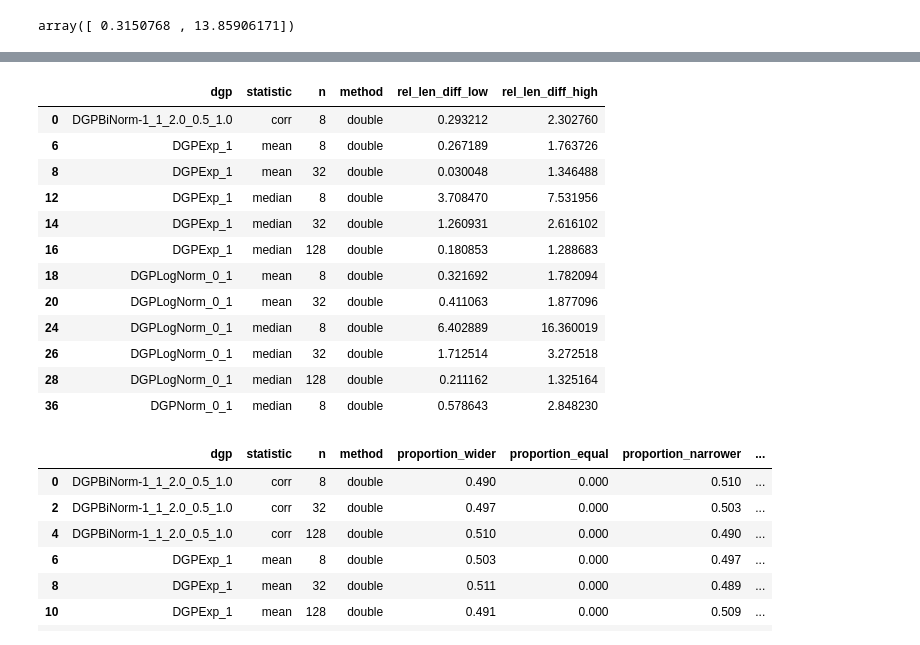
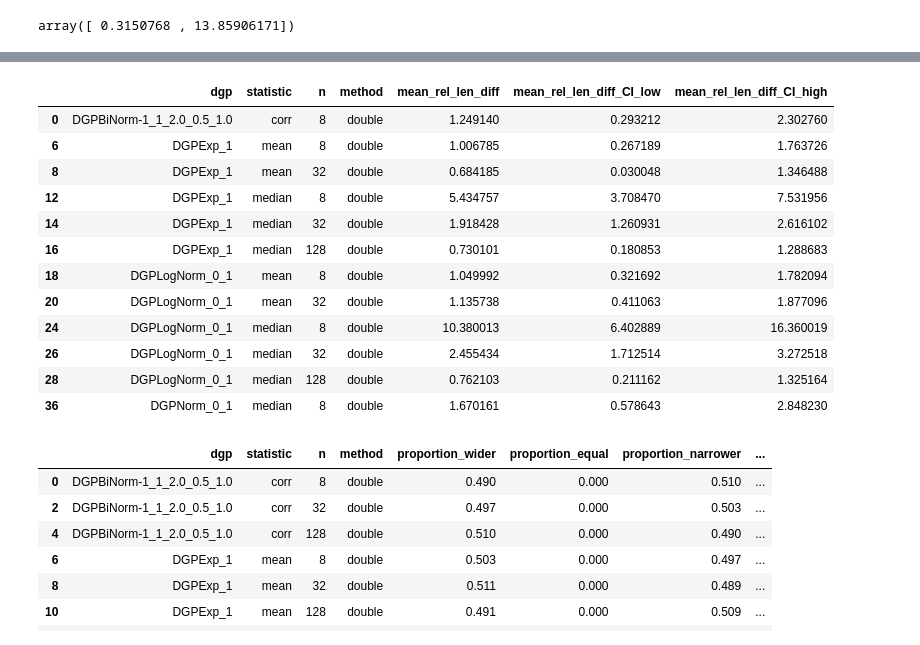
Before and after one commit to enejH04/bootstrap-inference, a Jupyter notebook: performance_validation/analysis.ipynb, the cells around one changed output, grey strips where cells are left out. Saved outputs shown, nothing was run; the diff lists cells and outputs as text; code cells hidden in the pictures.

```diff
--- a/performance_validation/analysis.ipynb
+++ b/performance_validation/analysis.ipynb
@@ -783,7 +797,7 @@ upper_bound_ref
 # %% [output]
 array([18.90317559])
 # %%
-# Analyze uncertainty of endpoint differences - again using bootstrap
+# Analyze uncertainty of endpoint differences using the bootstrap
 group_cols = ["dgp", "statistic", "n", "method"]
 
 result = []
@@ -792,7 +806,7 @@ for group_values, group_df in endpoint_df.groupby(group_cols):
     row = {col: val for col, val in zip(group_cols, group_values)}
 
     for bound in ["lower", "upper"]:
-        # We will bootstrap the mean bound difference to see whether
+        # We will bootstrap the mean bound difference for each experiment
         bound_diff = group_df[f"ci_{bound}_diff"]
 
         bd_ci = bootstrap(
@@ -806,8 +820,8 @@ for group_values, group_df in endpoint_df.groupby(group_cols):
 
         low, high = bd_ci.confidence_interval
         row[f"{bound}_mean_diff"] = np.mean(bound_diff)
-        row[f"{bound}_diff_low"] = low
-        row[f"{bound}_diff_high"] = high
+        row[f"{bound}_mean_diff_CI_low"] = low
+        row[f"{bound}_mean_diff_CI_high"] = high
 
     result.append(row)
 
@@ -924,10 +941,25 @@ length_diff_summary(length_df)
 # %%
 # Analyze which distribution caused such large length difference
+# The maximum relative length difference is approx. 1150 %. See what caused this
 length_df_double = length_df[length_df["method"] == "double"]
+
 discrepancy_row = length_df_double[
-    length_df_double["rel_len_diff"].abs()
-    == length_df_double["rel_len_diff"].abs().max()
+    length_df_double["rel_len_diff"] == length_df_double["rel_len_diff"].max()
 ]
 # Again lognormal with sample size 8
-discrepancy_row
+discrepancy_row[
+    [
+        "dgp",
+        "statistic",
+        "n",
+        "method",
+        "replication_id",
+        "bootstrap_seed",
+        "true_param_value",
+        "ci_lower_our",
+        "ci_lower_ref",
+        "ci_upper_our",
+        "ci_upper_ref",
+    ]
+]
 # %% [output]
@@ -1030,8 +1061,9 @@ for group_values, group_df in length_df.groupby(group_cols):
     )
 
     low, high = rld_ci.confidence_interval
-    row["rel_len_diff_low"] = low
-    row["rel_len_diff_high"] = high
+    row["mean_rel_len_diff"] = rel_len_diff.mean()
+    row["mean_rel_len_diff_CI_low"] = low
+    row["mean_rel_len_diff_CI_high"] = high
 
     result.append(row)
 
@@ -1058,25 +1090,25 @@ rel_len_diff_df
 # %%
-mask = (rel_len_diff_df["rel_len_diff_low"] > 0) | (
-    rel_len_diff_df["rel_len_diff_high"] < 0
+mask = (rel_len_diff_df["mean_rel_len_diff_CI_low"] > 0) | (
+    rel_len_diff_df["mean_rel_len_diff_CI_high"] < 0
 )
 
 # Our two sided intervals seem to be wider on average for the double method (especially for medians of right skewed distributions).
-# But does it mean that we produce wider interval more often than the reference library?
+# Does this mean that we produce wider intervals more often than the reference library in individual cases?
 rel_len_diff_df[mask]
 # %% [output]
-|  | dgp | statistic | n | method | rel_len_diff_low | rel_len_diff_high |
-| 0 | DGPBiNorm-1_1_2.0_0.5_1.0 | corr | 8 | double | 0.293212 | 2.302760 |
-| 6 | DGPExp_1 | mean | 8 | double | 0.267189 | 1.763726 |
-| 8 | DGPExp_1 | mean | 32 | double | 0.030048 | 1.346488 |
-| 12 | DGPExp_1 | median | 8 | double | 3.708470 | 7.531956 |
-| 14 | DGPExp_1 | median | 32 | double | 1.260931 | 2.616102 |
-| 16 | DGPExp_1 | median | 128 | double | 0.180853 | 1.288683 |
-| 18 | DGPLogNorm_0_1 | mean | 8 | double | 0.321692 | 1.782094 |
-| 20 | DGPLogNorm_0_1 | mean | 32 | double | 0.411063 | 1.877096 |
-| 24 | DGPLogNorm_0_1 | median | 8 | double | 6.402889 | 16.360019 |
-| 26 | DGPLogNorm_0_1 | median | 32 | double | 1.712514 | 3.272518 |
-| 28 | DGPLogNorm_0_1 | median | 128 | double | 0.211162 | 1.325164 |
-| 36 | DGPNorm_0_1 | median | 8 | double | 0.578643 | 2.848230 |
+|  | dgp | statistic | n | method | mean_rel_len_diff | mean_rel_len_diff_CI_low | mean_rel_len_diff_CI_high |
+| 0 | DGPBiNorm-1_1_2.0_0.5_1.0 | corr | 8 | double | 1.249140 | 0.293212 | 2.302760 |
+| 6 | DGPExp_1 | mean | 8 | double | 1.006785 | 0.267189 | 1.763726 |
+| 8 | DGPExp_1 | mean | 32 | double | 0.684185 | 0.030048 | 1.346488 |
+| 12 | DGPExp_1 | median | 8 | double | 5.434757 | 3.708470 | 7.531956 |
+| 14 | DGPExp_1 | median | 32 | double | 1.918428 | 1.260931 | 2.616102 |
+| 16 | DGPExp_1 | median | 128 | double | 0.730101 | 0.180853 | 1.288683 |
+| 18 | DGPLogNorm_0_1 | mean | 8 | double | 1.049992 | 0.321692 | 1.782094 |
+| 20 | DGPLogNorm_0_1 | mean | 32 | double | 1.135738 | 0.411063 | 1.877096 |
+| 24 | DGPLogNorm_0_1 | median | 8 | double | 10.380013 | 6.402889 | 16.360019 |
+| 26 | DGPLogNorm_0_1 | median | 32 | double | 2.455434 | 1.712514 | 3.272518 |
+| 28 | DGPLogNorm_0_1 | median | 128 | double | 0.762103 | 0.211162 | 1.325164 |
+| 36 | DGPNorm_0_1 | median | 8 | double | 1.670161 | 0.578643 | 2.848230 |
 # %%
 # This could be cause by prepivoting differences but the previous results might
 # be slightly misleading since a few large relative length differences due to
```
Also changed, not shown: parts of 24 cells of this notebook.
